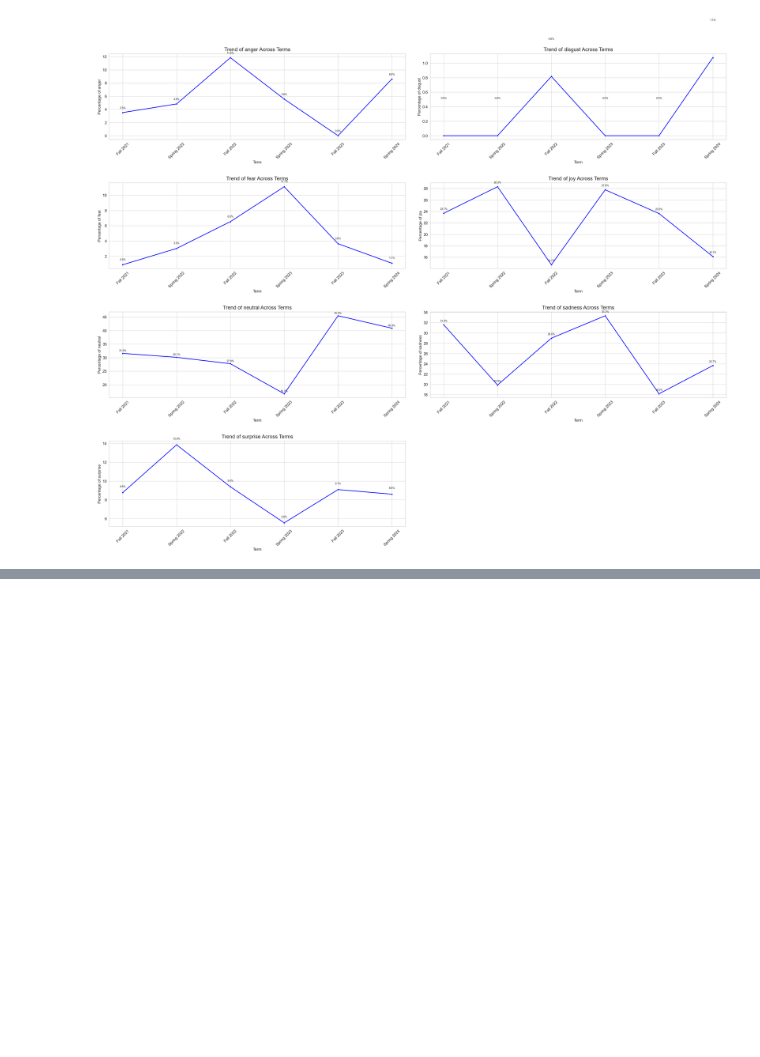
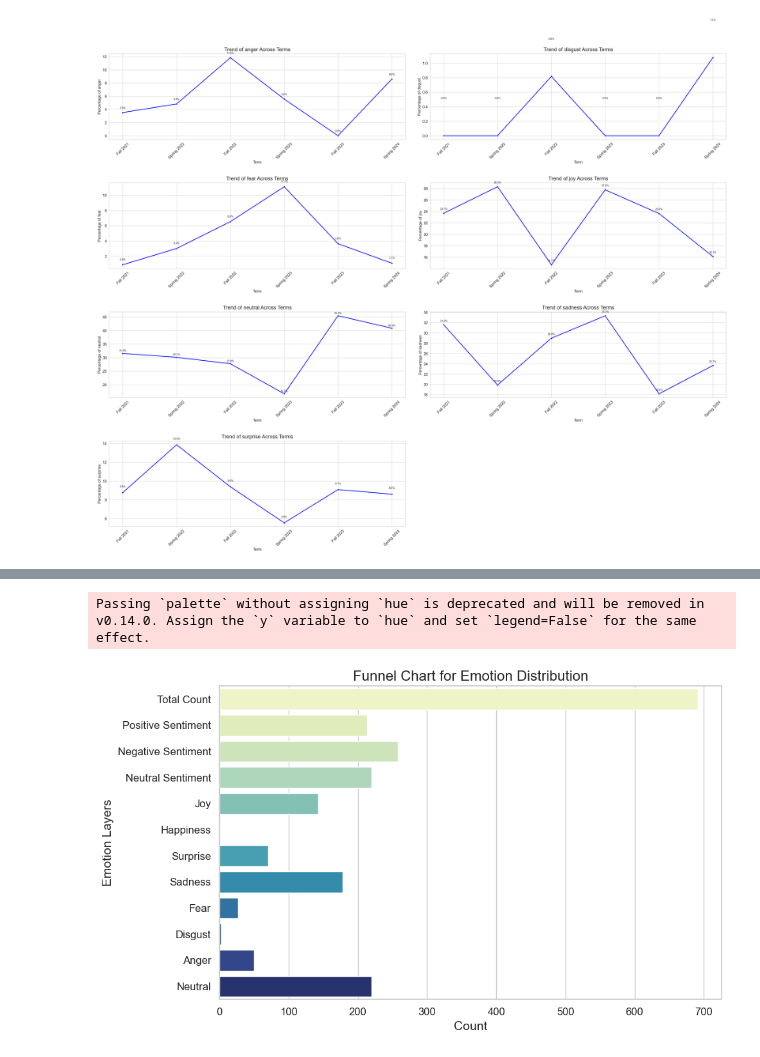
Before and after one commit to JoPuskar/Student-Sentiment-Analysis-, a Jupyter notebook: Student_Emotion_Detection.ipynb, the cells around one changed output, grey strips where cells are left out. Drawn from its saved outputs; the diff is of its cells as text; code cells hidden in the pictures; blank space fills up the shorter version.

```diff
--- a/Student_Emotion_Detection.ipynb
+++ b/Student_Emotion_Detection.ipynb
@@ -842,0 +1227,70 @@ KeyError: 'Emotion_Percentage'
+# %%
+import matplotlib.pyplot as plt
+import seaborn as sns
+import pandas as pd
+
+# Ensure you have your `merged_data` DataFrame loaded already
+
+# Define emotions
+positive_emotions = ['joy', 'happiness', 'surprise']
+negative_emotions = ['sadness', 'fear', 'disgust', 'anger']
+neutral_emotion = ['neutral']
+
+# Calculate the total count of data
+total_count = merged_data.shape[0]
+
+# Filter data for each sentiment group (Positive, Negative, Neutral)
+positive_data = merged_data[merged_data['Combined_Emotion'].isin(positive_emotions)]
+negative_data = merged_data[merged_data['Combined_Emotion'].isin(negative_emotions)]
+neutral_data = merged_data[merged_data['Combined_Emotion'].isin(neutral_emotion)]
+
+# Calculate counts for each layer
+positive_sentiment_count = positive_data.shape[0]
+negative_sentiment_count = negative_data.shape[0]
+neutral_sentiment_count = neutral_data.shape[0]
+
+# Emotion counts for layer 3 breakdown
+emotion_counts = merged_data['Combined_Emotion'].value_counts()
+
+# Layer 1 (Total Count)
+layer1 = total_count
+
+# Layer 2 (Sentiment counts)
+layer2_positive = positive_sentiment_count
+layer2_negative = negative_sentiment_count
+layer2_neutral = neutral_sentiment_count
+
+# Layer 3 (Emotion breakdowns)
+layer3_positive = {emotion: emotion_counts.get(emotion, 0) for emotion in positive_emotions}
+layer3_negative = {emotion: emotion_counts.get(emotion, 0) for emotion in negative_emotions}
+layer3_neutral = {emotion: emotion_counts.get(emotion, 0) for emotion in neutral_emotion}
+
+# Data for the funnel chart
+funnel_data = {
+    'Layer': ['Total Count', 'Positive Sentiment', 'Negative Sentiment', 'Neutral Sentiment',
+              'Joy', 'Happiness', 'Surprise', 'Sadness', 'Fear', 'Disgust', 'Anger', 'Neutral'],
+    'Count': [layer1, layer2_positive, layer2_negative, layer2_neutral,
+              layer3_positive['joy'], layer3_positive['happiness'], layer3_positive['surprise'],
+              layer3_negative['sadness'], layer3_negative['fear'], layer3_negative['disgust'],
+              layer3_negative['anger'], layer3_neutral['neutral']]
+}
+
+# Create a DataFrame
+funnel_df = pd.DataFrame(funnel_data)
+
+# Plotting the funnel chart
+plt.figure(figsize=(10, 6))
+sns.barplot(x='Count', y='Layer', data=funnel_df, palette='YlGnBu')
+
+# Customize plot
+plt.title("Funnel Chart for Emotion Distribution", fontsize=16)
+plt.xlabel("Count", fontsize=14)
+plt.ylabel("Emotion Layers", fontsize=14)
+plt.xticks(fontsize=12)
+plt.yticks(fontsize=12)
+
+plt.tight_layout()
+plt.show()
+# %% [output]
+Passing `palette` without assigning `hue` is deprecated and will be removed in v0.14.0. Assign the `y` variable to `hue` and set `legend=False` for the same effect.
+[figure, added]
```
Also changed, not shown: parts of 17 cells of this notebook, 2 other files.
